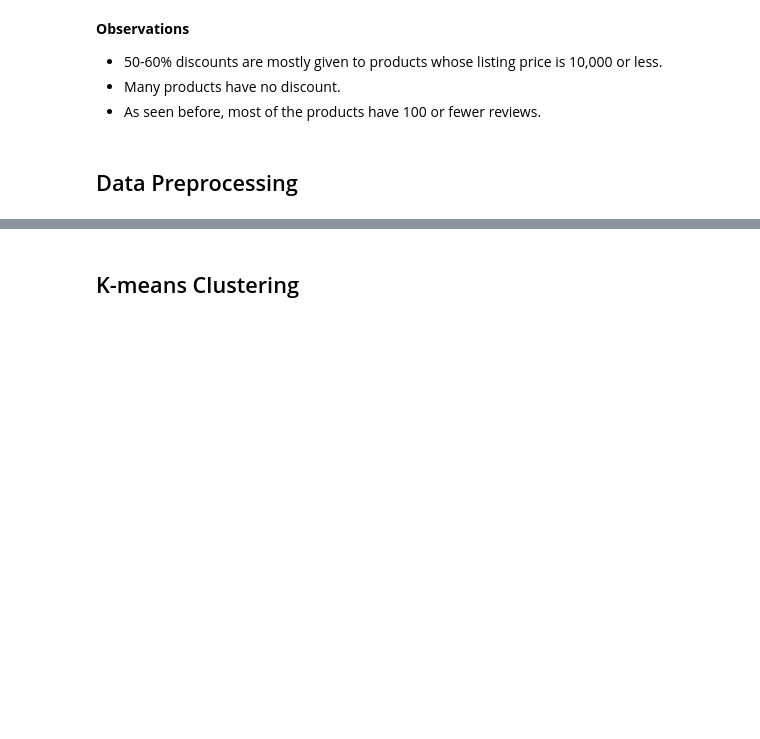
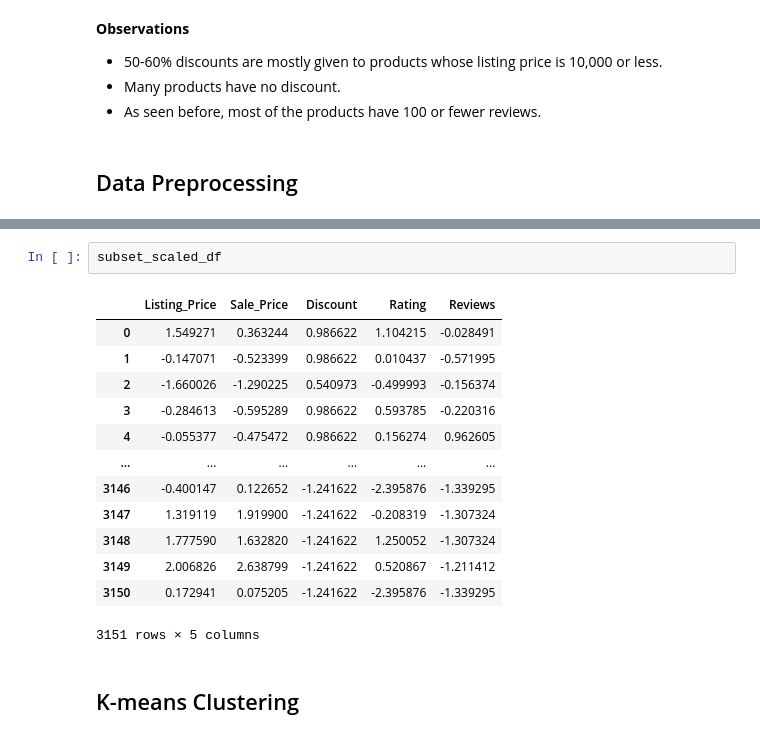
Before and after one commit to sapan-s2/AI_Austin_course, a Jupyter notebook: USL_W1_AdditionalCaseStudy_ProductSegmentation.ipynb, the cells around one changed output, grey strips where cells are left out. Cells and saved outputs as stored; diff of their text form; blank space fills up the shorter version.

```diff
--- a/USL_W1_AdditionalCaseStudy_ProductSegmentation.ipynb
+++ b/USL_W1_AdditionalCaseStudy_ProductSegmentation.ipynb
@@ -425,3 +416,19 @@ subset_scaled_df = pd.DataFrame(subset_scaled, columns=subset.columns)
+# %%
+subset_scaled_df
+# %% [output]
+|  | Listing_Price | Sale_Price | Discount | Rating | Reviews |
+| 0 | 1.549271 | 0.363244 | 0.986622 | 1.104215 | -0.028491 |
+| 1 | -0.147071 | -0.523399 | 0.986622 | 0.010437 | -0.571995 |
+| 2 | -1.660026 | -1.290225 | 0.540973 | -0.499993 | -0.156374 |
+| 3 | -0.284613 | -0.595289 | 0.986622 | 0.593785 | -0.220316 |
+| 4 | -0.055377 | -0.475472 | 0.986622 | 0.156274 | 0.962605 |
+| ... | ... | ... | ... | ... | ... |
+| 3146 | -0.400147 | 0.122652 | -1.241622 | -2.395876 | -1.339295 |
+| 3147 | 1.319119 | 1.919900 | -1.241622 | -0.208319 | -1.307324 |
+| 3148 | 1.777590 | 1.632820 | -1.241622 | 1.250052 | -1.307324 |
+| 3149 | 2.006826 | 2.638799 | -1.241622 | 0.520867 | -1.211412 |
+| 3150 | 0.172941 | 0.075205 | -1.241622 | -2.395876 | -1.339295 |
+3151 rows × 5 columns
 # %% [markdown]
 ## K-means Clustering
 # %%
```
Also changed, not shown: parts of 25 cells of this notebook.
